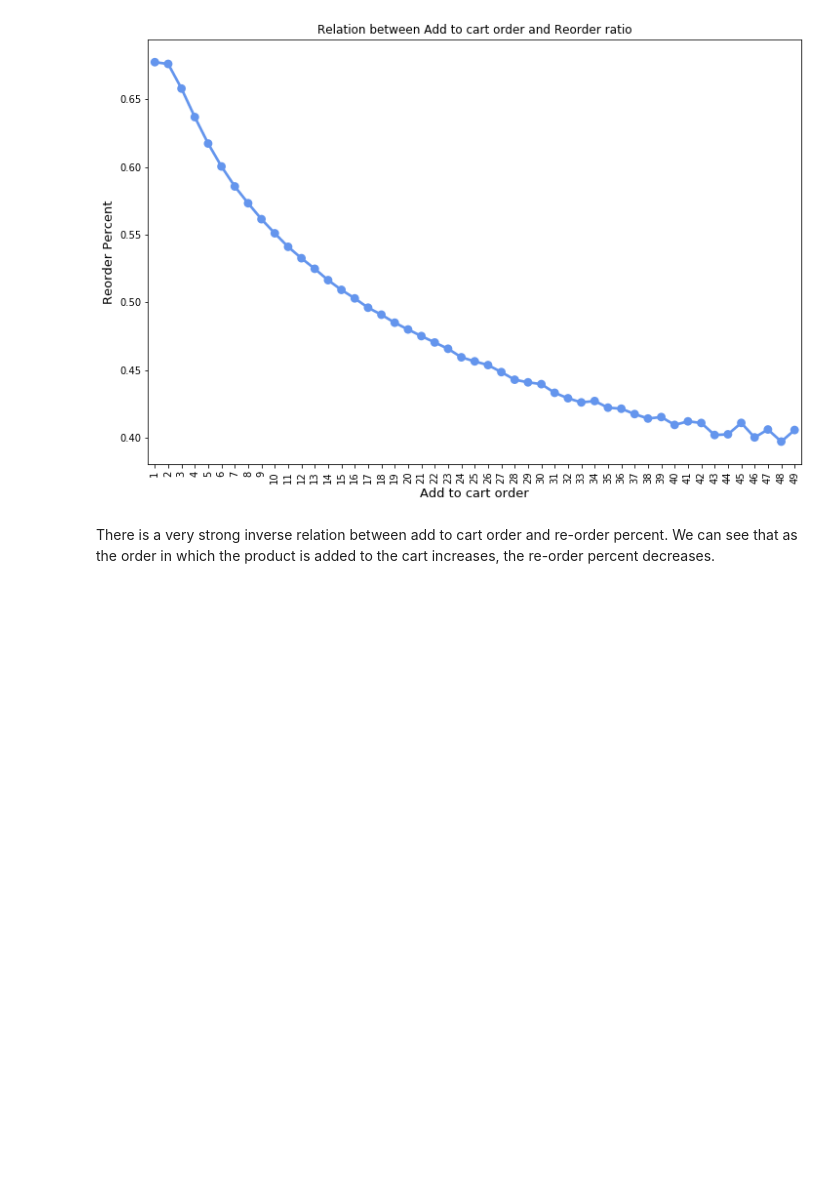
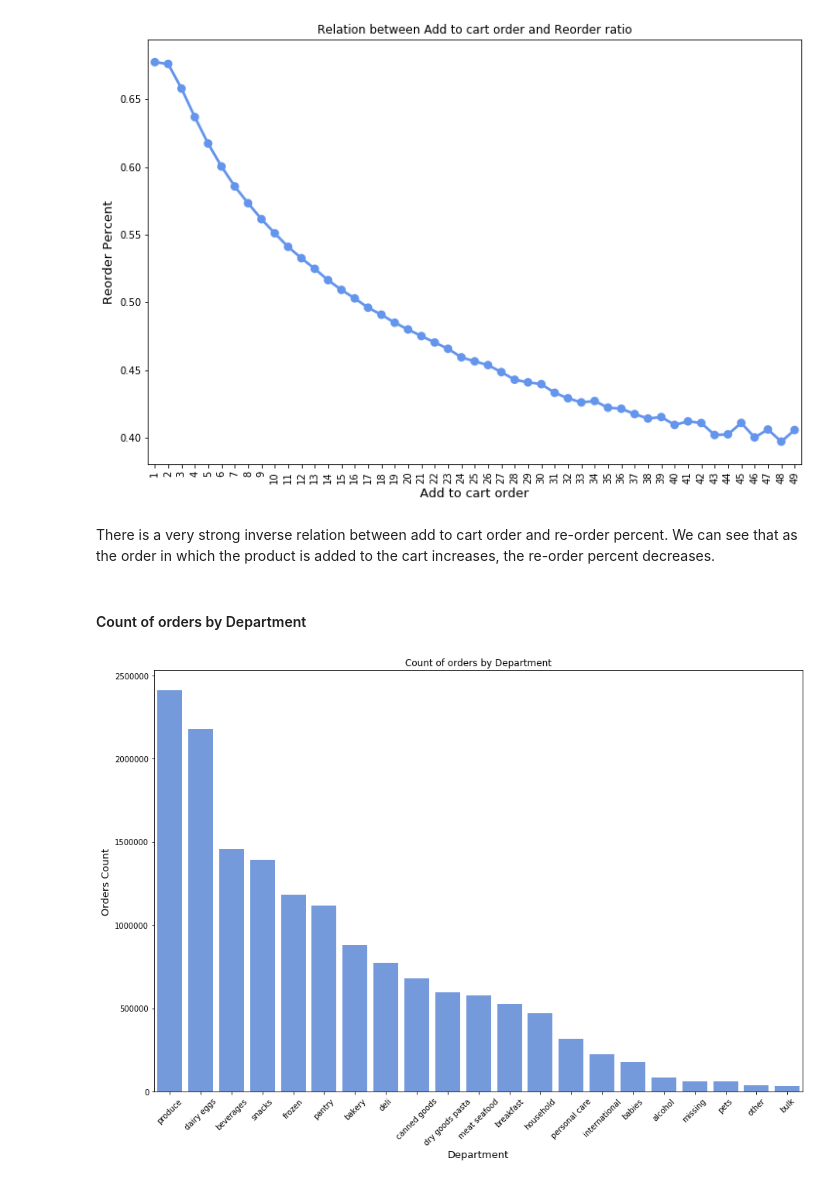
Before and after one commit to yashwanthky/Instacart_Market_Basket_Analysis, a Jupyter notebook: Data_Loading_Exploration.ipynb, the cells around one changed output. Drawn from its saved outputs; the diff is of its cells as text; code cells hidden in the pictures; blank space fills up the shorter version.

Commit message:
department and aisle orders count

```diff
--- a/Data_Loading_Exploration.ipynb
+++ b/Data_Loading_Exploration.ipynb
@@ -464,3 +492,16 @@ plt.show()
 [figure]
 # %% [markdown]
 There is a very strong inverse relation between add to cart order and re-order percent. We can see that as the order in which the product is added to the cart increases, the re-order percent decreases.
+# %% [markdown]
+#### Count of orders by Department
+# %%
+orders_department = merged_data[['order_id', 'department']].drop_duplicates().groupby(by=['department']).agg({'order_id' : ['count']}).reset_index()
+orders_department.columns = ['department', 'orders_count']
+plt.figure(figsize=(15,10))
+sns.barplot(x='department', y='orders_count',data=orders_department.sort_values(by='orders_count', ascending=False), color='cornflowerblue')
+plt.ylabel('Orders Count', fontsize=13)
+plt.xlabel('Department', fontsize=13)
+plt.title('Count of orders by Department');
+plt.xticks(rotation = 45);
+# %% [output]
+[figure, added]
```
Also changed, not shown: parts of 17 cells of this notebook.
